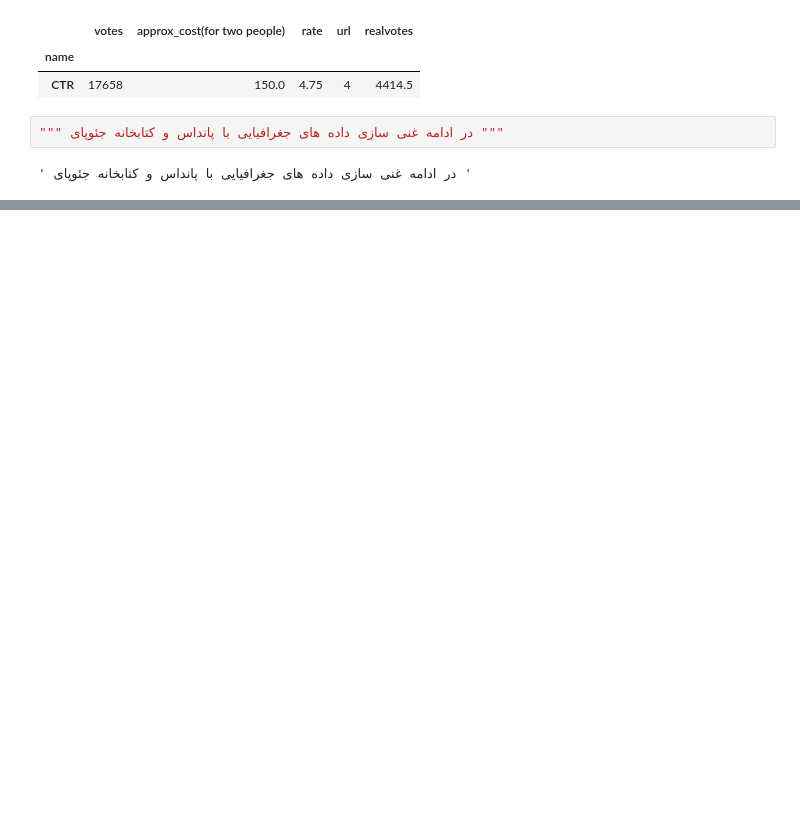
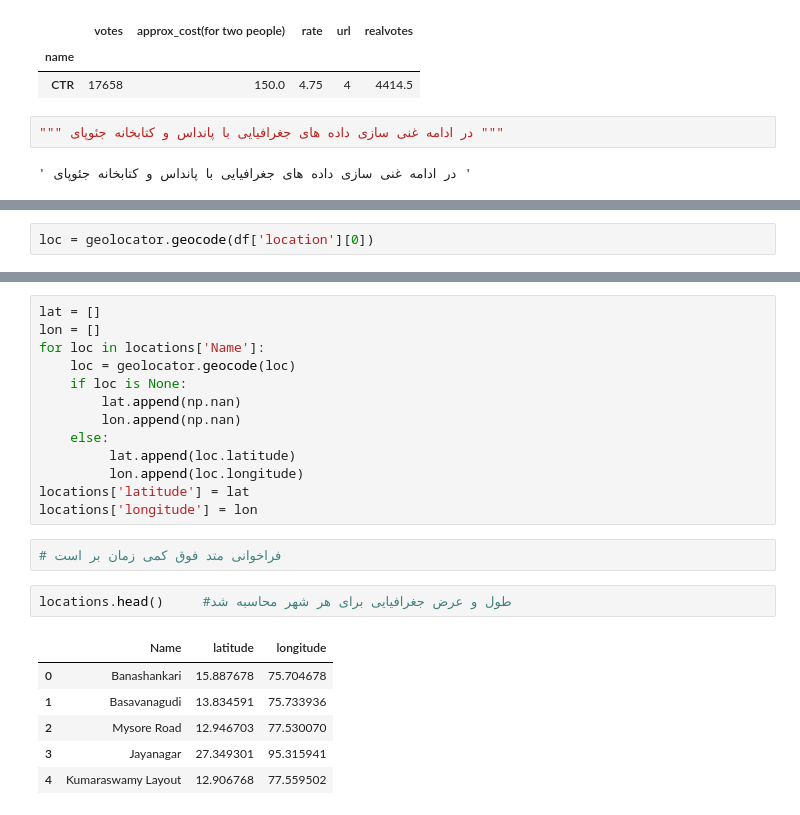
Before and after one commit to mrahmadi64/Pandas_Learning, a Jupyter notebook: PanadsLearning.ipynb, the cells around one changed output, grey strips where cells are left out. Cells and saved outputs as stored; diff of their text form; blank space fills up the shorter version.

```diff
--- a/PanadsLearning.ipynb
+++ b/PanadsLearning.ipynb
@@ -888,0 +931,2 @@ return_best_rest(2000,200,4.5) # خواستم ووت بیشتر از 2000 باش
+# %%
+loc = geolocator.geocode(df['location'][0])
@@ -888,0 +1036,24 @@ return_best_rest(2000,200,4.5) # خواستم ووت بیشتر از 2000 باش
+# %%
+lat = []
+lon = []
+for loc in locations['Name']:
+    loc = geolocator.geocode(loc)
+    if loc is None:
+        lat.append(np.nan)
+        lon.append(np.nan)
+    else:
+         lat.append(loc.latitude)
+         lon.append(loc.longitude)
+locations['latitude'] = lat
+locations['longitude'] = lon
+# %%
+# فراخوانی متد فوق کمی زمان بر است
+# %%
+locations.head()     #طول و عرض جغرافیایی برای هر شهر محاسبه شد
+# %% [output]
+|  | Name | latitude | longitude |
+| 0 | Banashankari | 15.887678 | 75.704678 |
+| 1 | Basavanagudi | 13.834591 | 75.733936 |
+| 2 | Mysore Road | 12.946703 | 77.530070 |
+| 3 | Jayanagar | 27.349301 | 95.315941 |
+| 4 | Kumaraswamy Layout | 12.906768 | 77.559502 |
```
Also changed, not shown: parts of 24 cells of this notebook.
